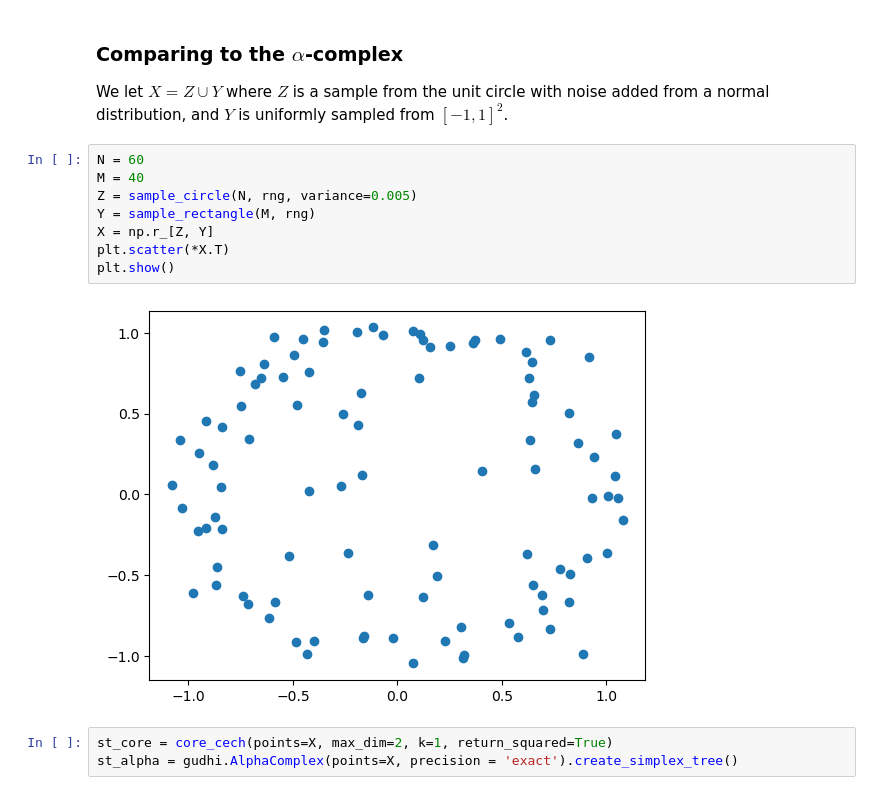
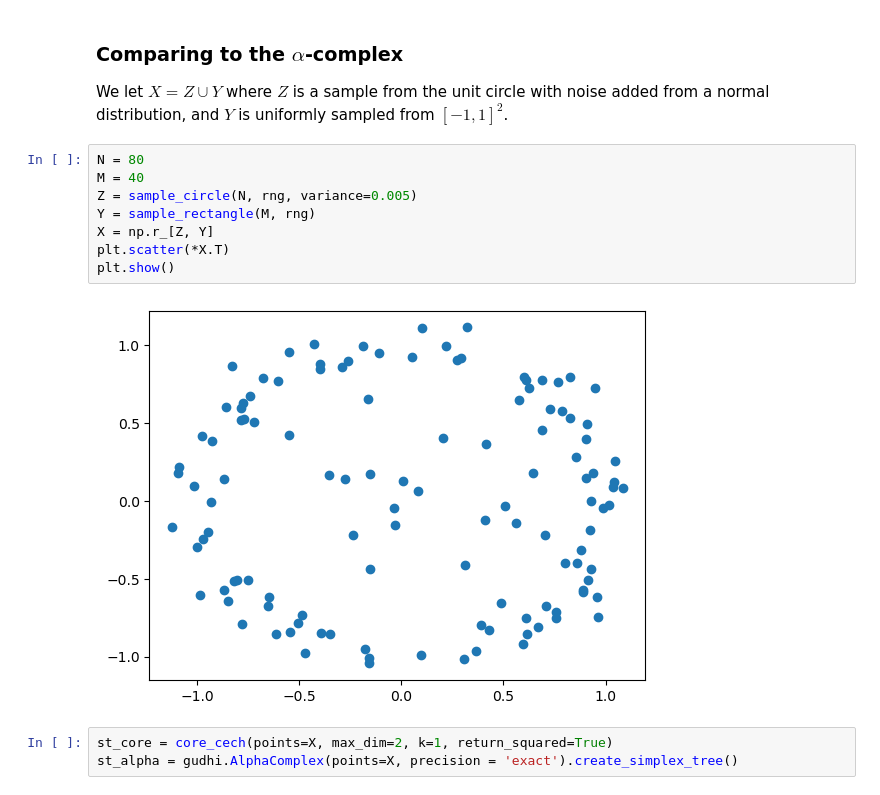
Before and after one commit to odinhg/core, a Jupyter notebook: 01_core_fixed_k.ipynb, the cells around one changed output. Drawn from its saved outputs; the diff is of its cells as text.

```diff
--- a/01_core_fixed_k.ipynb
+++ b/01_core_fixed_k.ipynb
@@ -42,15 +42,15 @@ def core_cech(points, k, max_dim=1, return_squared=False):
 
 We let $X=Z\cup Y$ where $Z$ is a sample from the unit circle with noise added from a normal distribution, and $Y$ is uniformly sampled from $[-1, 1]^2$.
 # %%
-N = 60
+N = 80
 M = 40
 Z = sample_circle(N, rng, variance=0.005)
 Y = sample_rectangle(M, rng)
 X = np.r_[Z, Y]
 plt.scatter(*X.T)
 plt.show()
 # %% [output]
-[figure, old version]
+[figure, new version]
 # %%
 st_core = core_cech(points=X, max_dim=2, k=1, return_squared=True)
 st_alpha = gudhi.AlphaComplex(points=X, precision = 'exact').create_simplex_tree()
```
Also changed, not shown: parts of 2 cells of this notebook, 5 other files.
